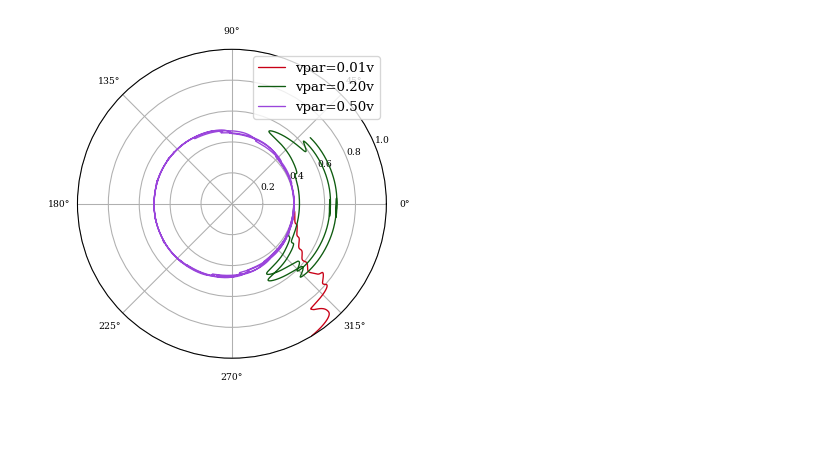
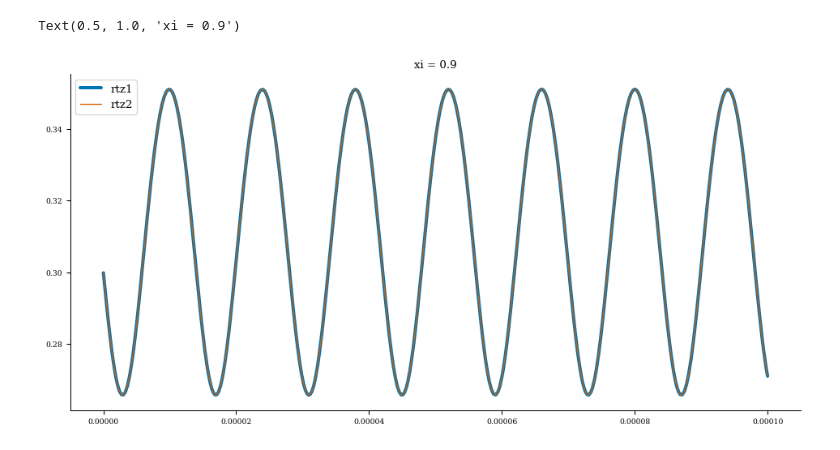
Before and after one commit to YigitElma/DEBUG-DESC, a Jupyter notebook: Particle_Tracing/test-notebook copy.ipynb, the cells around one changed output. Drawn from its saved outputs; the diff is of its cells as text; code cells hidden in the pictures; blank space fills up the shorter version.

```diff
--- a/Particle_Tracing/test-notebook copy.ipynb
+++ b/Particle_Tracing/test-notebook copy.ipynb
@@ -86,7 +86,7 @@ from desc.particles import *
 from diffrax import *
 from desc.plotting import sequential_colors
 # %%
-name = "ncsx"
+name = "precise_QA"
 try:
     # if the file exists, load it
     eq = desc.io.load(f"{name}_vacuum_scaled_solved.h5")
@@ -100,3 +100,4 @@ except:
     eq.solve(ftol=1e-4, verbose=1)
     eqi_scaled = eq.copy()
     eq.save(f"{name}_vacuum_scaled_solved.h5")
+eq.iota = eq.get_profile("iota")
@@ -227,5 +203,3 @@ for idx in range(len(data["rho"])):
 plt.ylim([0, 1])
 plt.legend()
 plt.savefig("ncsx-particle-polar.png", dpi=500)
-# %% [output]
-[figure, removed]
@@ -231,0 +264,38 @@ plt.savefig("ncsx-particle-polar.png", dpi=500)
+# %%
+rtz2, _, aux2 = _trace_particles(
+    field=interpolator,
+    y0=x0,
+    model=model,
+    model_args=model_args,
+    ts=ts,
+    params=None,
+    stepsize_controller=PIDController(
+        rtol=1e-6,
+        atol=1e-6,
+        dtmin=1e-8,
+        pcoeff=0.3,
+        icoeff=0.3,
+        dcoeff=0,
+    ),
+    saveat=SaveAt(steps=True),
+    # saveat=SaveAt(ts=ts),
+    max_steps=max_steps,
+    min_step_size=1e-8,
+    solver=solver,
+    adjoint=adjoint,
+    event=event,
+    options={},
+    chunk_size=particle_chunk_size,
+    throw=False,
+    return_aux=True,
+)
+# %%
+id = 9
+plt.figure(figsize=(10, 5))
+plt.plot(aux1[0][id], rtz1[id, :, 0], label="rtz1", linewidth=3)
+plt.plot(aux2[0][id], rtz2[id, :, 0], label="rtz2", linewidth=1)
+plt.legend()
+plt.title(f"xi = {xi0[id]}")
+# %% [output]
+Text(0.5, 1.0, 'xi = 0.9')
+[figure, added]
```
Also changed, not shown: parts of 10 cells of this notebook, 8 other files.
